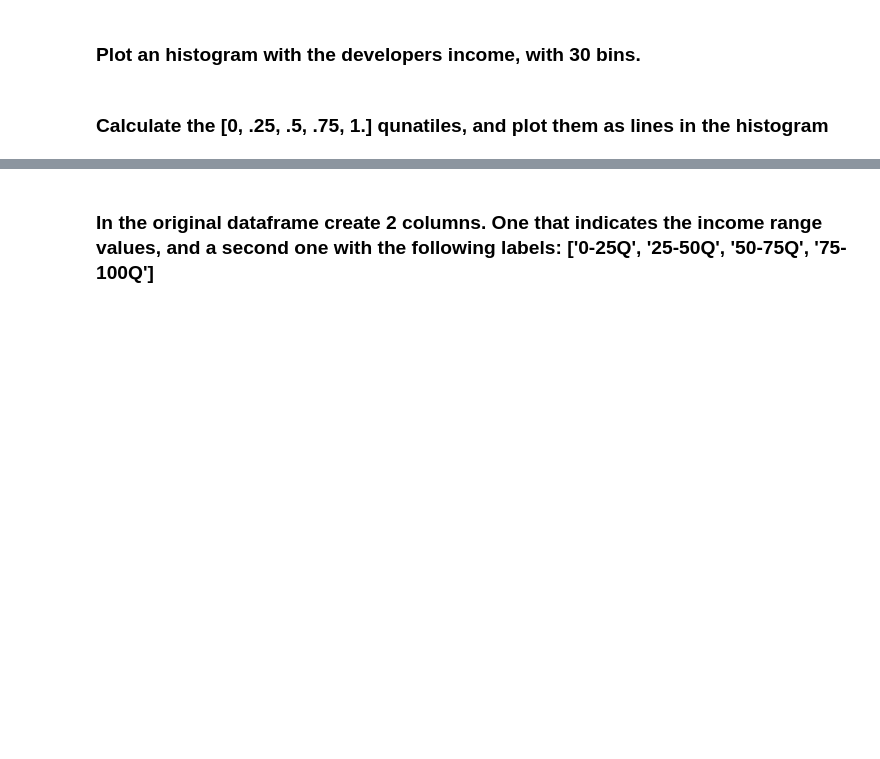
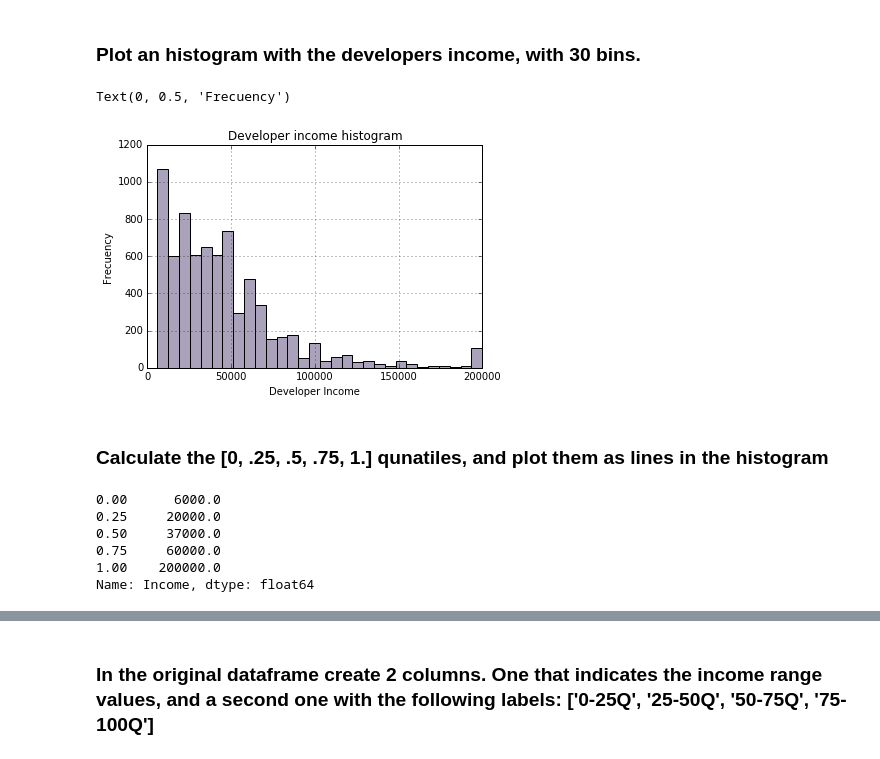
Before and after one commit to PilarDenia/activity_bootcamp_jun2020, a Jupyter notebook: 1_Data_Analysis/semana_11/día_2/2_Ejercicios_Feature_Engineering_NumericData - clase.ipynb, the cells around one changed output, grey strips where cells are left out. Drawn from its saved outputs; the diff is of its cells as text; code cells hidden in the pictures; blank space fills up the shorter version.

````diff
--- a/1_Data_Analysis/semana_11/día_2/2_Ejercicios_Feature_Engineering_NumericData - clase.ipynb
+++ b/1_Data_Analysis/semana_11/día_2/2_Ejercicios_Feature_Engineering_NumericData - clase.ipynb
@@ -265,3 +344,6 @@ Age Range: Bin
 60 - 69  : 6
   ... and so on
 ```
+# %%
+fcc_df['Age_bin_round'] = np.floor((fcc_df['Age'].values/10.))
+fcc_df.head()
@@ -280,3 +369,12 @@ Age Range : Bin
 61 -  75  : 5
 75 - 100  : 6
 ```
+# %%
+bin_range = [0, 15, 30, 45, 60, 75, 100]
+bin_name = [ 1,2,3,4,5,6]
+
+fcc_df['Age_bin_range'] = pd.cut(fcc_df['Age'].values, bins = bin_range)
+
+fcc_df['Age_bin_name'] = pd.cut(fcc_df['Age'].values, bins= bin_range, labels=bin_name)
+
+fcc_df.tail()
@@ -286,5 +391,25 @@ Age Range : Bin
 Now we will work with the salaries of the dataset
 # %% [markdown]
 ### Plot an histogram with the developers income, with 30 bins.
+# %%
+fig, ax = plt.subplots()
+fcc_df['Income'].hist(bins=30, color = '#AAA2BB')
+ax.set_title('Developer income histogram', fontsize= 12)
+ax.set_xlabel('Developer Income')
+ax.set_ylabel('Frecuency')
+# %% [output]
+Text(0, 0.5, 'Frecuency')
+[figure, added]
 # %% [markdown]
 ### Calculate the [0, .25, .5, .75, 1.] qunatiles, and plot them as lines in the histogram
+# %%
+quantil_list = [0,.25,.5,.75,1]
+quantiles = fcc_df['Income'].quantile(quantil_list)
+quantiles
+# %% [output]
+0.00      6000.0
+0.25     20000.0
+0.50     37000.0
+0.75     60000.0
+1.00    200000.0
+Name: Income, dtype: float64
````
Also changed, not shown: parts of 21 cells of this notebook, 6 other files.
